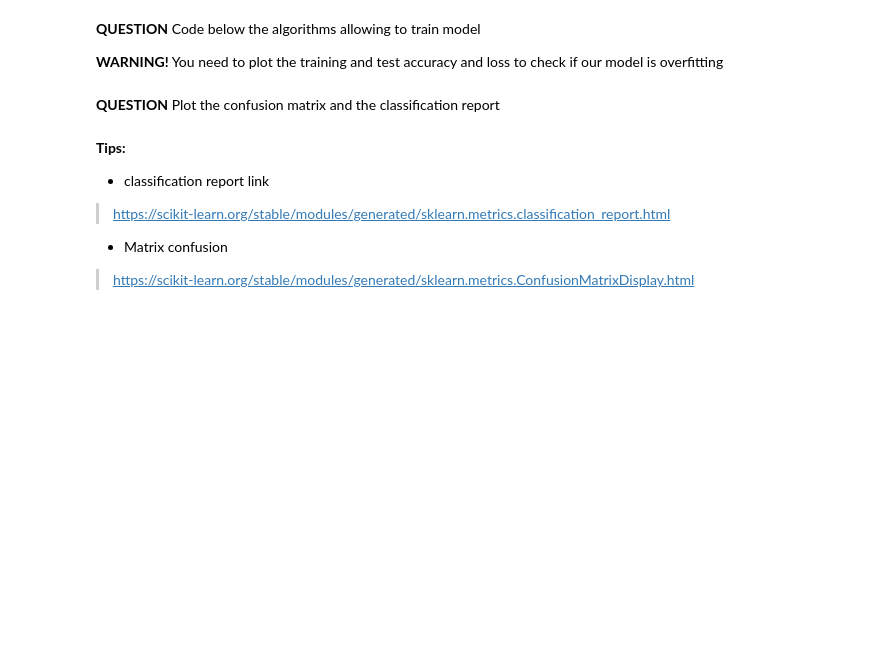
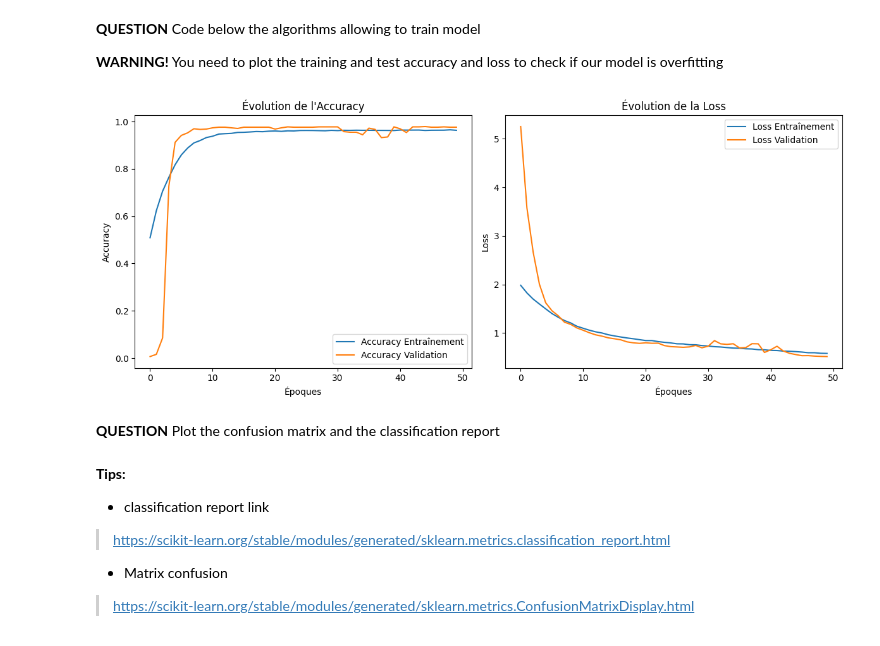
Before and after one commit to tristanplx/embeded_ia, a Jupyter notebook: TP_IA_EMBARQUEE.ipynb, the cells around one changed output. Saved outputs shown, nothing was run; the diff lists cells and outputs as text; code cells hidden in the pictures; blank space fills up the shorter version.

```diff
--- a/TP_IA_EMBARQUEE.ipynb
+++ b/TP_IA_EMBARQUEE.ipynb
@@ -190,0 +158,14 @@ Name: 9069, dtype: int64
+# %%
+Raw_data["Functionnal"] = 1-Raw_data['Machine failure']
+data_df = Raw_data.drop(['Type','UDI','Product ID','RNF', 'Machine failure'], axis=1)
+print(data_df.iloc[0])
+print("---")
+data_inputs = data_df.iloc[:,0:5]
+print(data_inputs.iloc[0])
+print("---")
+data_outputs = data_df.iloc[:,5:]
+print(data_outputs.iloc[0])
+X_train, X_test, Y_train, Y_test = train_test_split(data_inputs, data_outputs, test_size=0.3, random_state=42)
+X_test,X_valid,Y_test,Y_valid = train_test_split(X_test, Y_test, test_size=0.5, random_state=42)
+output_labels = data_outputs.columns.tolist()
+print(output_labels)
@@ -194,6 +285,32 @@ Name: 9069, dtype: int64
 **QUESTION** Code below the algorithms allowing to train model
 
 **WARNING!** You need to plot the training and test accuracy and loss to check if our model is overfitting
+# %%
+import matplotlib.pyplot as plt
+
+# Tracer l'Accuracy
+plt.figure(figsize=(12,5))
+plt.subplot(1,2,1)
+plt.plot(training_history.history['accuracy'], label='Accuracy Entraînement')
+plt.plot(training_history.history['val_accuracy'], label='Accuracy Validation')
+plt.title('Évolution de l\'Accuracy')
+plt.xlabel('Époques')
+plt.ylabel('Accuracy')
+plt.legend()
+
+# Tracer la Loss
+plt.subplot(1,2,2)
+plt.plot(training_history.history['loss'], label='Loss Entraînement')
+plt.plot(training_history.history['val_loss'], label='Loss Validation')
+plt.title('Évolution de la Loss')
+plt.xlabel('Époques')
+plt.ylabel('Loss')
+plt.legend()
+
+plt.tight_layout()
+plt.show()
+# %% [output]
+[figure, added]
 # %% [markdown]
 **QUESTION** Plot the confusion matrix and the classification report
 # %% [markdown]
```
Also changed, not shown: parts of 4 cells of this notebook.
